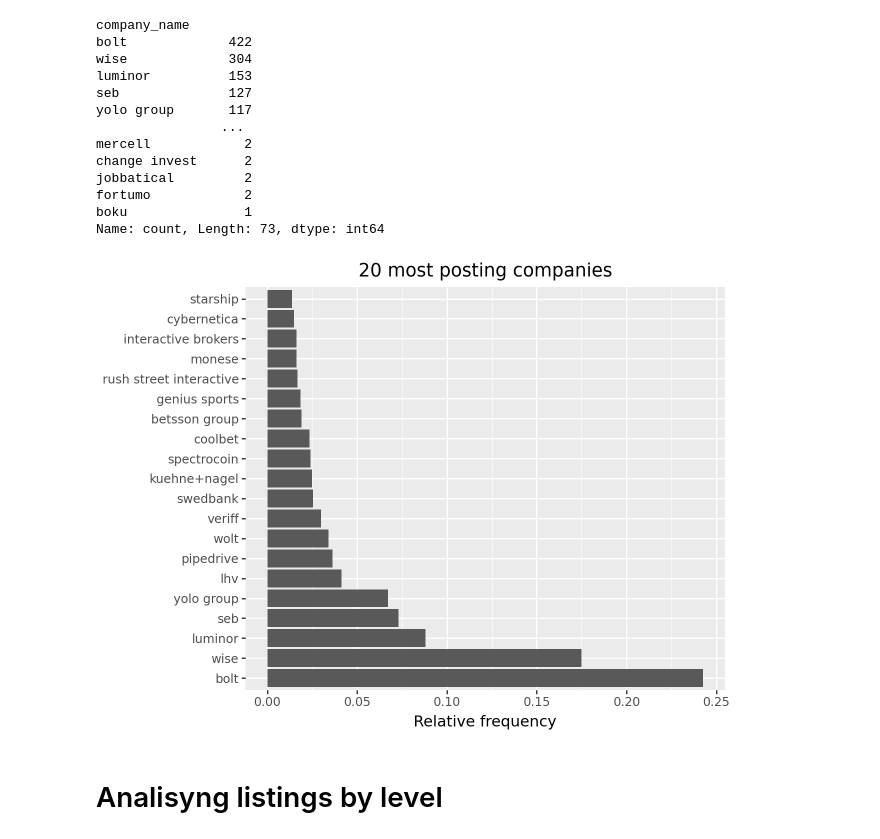
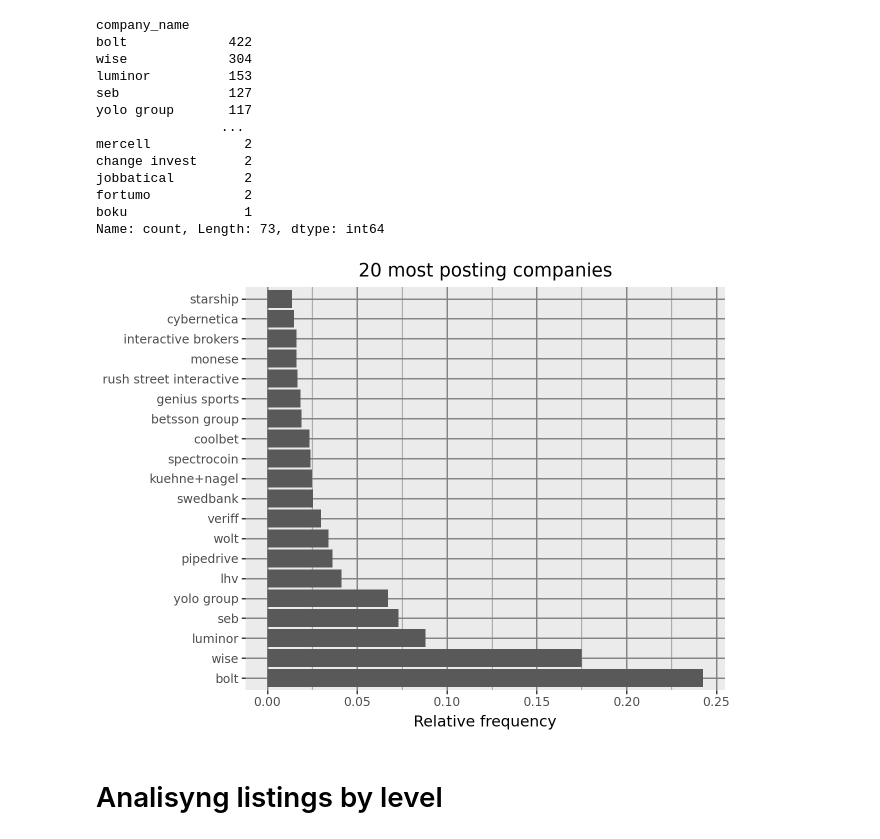
Before and after one commit to m2ger2020/listings, a Jupyter notebook: projekt.ipynb, the cells around one changed output. Drawn from its saved outputs; the diff is of its cells as text; code cells hidden in the pictures.

Commit message:
graph styling

```diff
--- a/projekt.ipynb
+++ b/projekt.ipynb
@@ -543,19 +579,25 @@ Name: count, Length: 73, dtype: int64
 # %%
 company_name_sorted=new_data['company_name'].value_counts().index.tolist()[:20]
 new_data_top = new_data[new_data['company_name'].isin(company_name_sorted)]
 domain_cat=pd.Categorical(new_data_top['company_name'], categories=company_name_sorted)
 
 ( p9.ggplot(
     data=new_data_top,
     mapping=p9.aes(x='domain_cat',y=p9.after_stat('count / np.sum(count)'))
 )
 + p9.geom_bar()
 + p9.labs(x='',y='Relative frequency')
 + p9.coord_flip()
 + p9.ggtitle("20 most posting companies")
++ p9.theme(
+    #panel_background=p9.element_blank(),
+    plot_background=p9.element_blank(),
+    panel_grid_major=p9.element_line(color="gray"),
+    panel_grid_minor=p9.element_line(color="gray")
+    )
 )
 # %% [output]
-[figure, old version]
+[figure, new version]
 # %% [markdown]
 # Analisyng listings by level
 # %%
```
Also changed, not shown: parts of 6 cells of this notebook.
